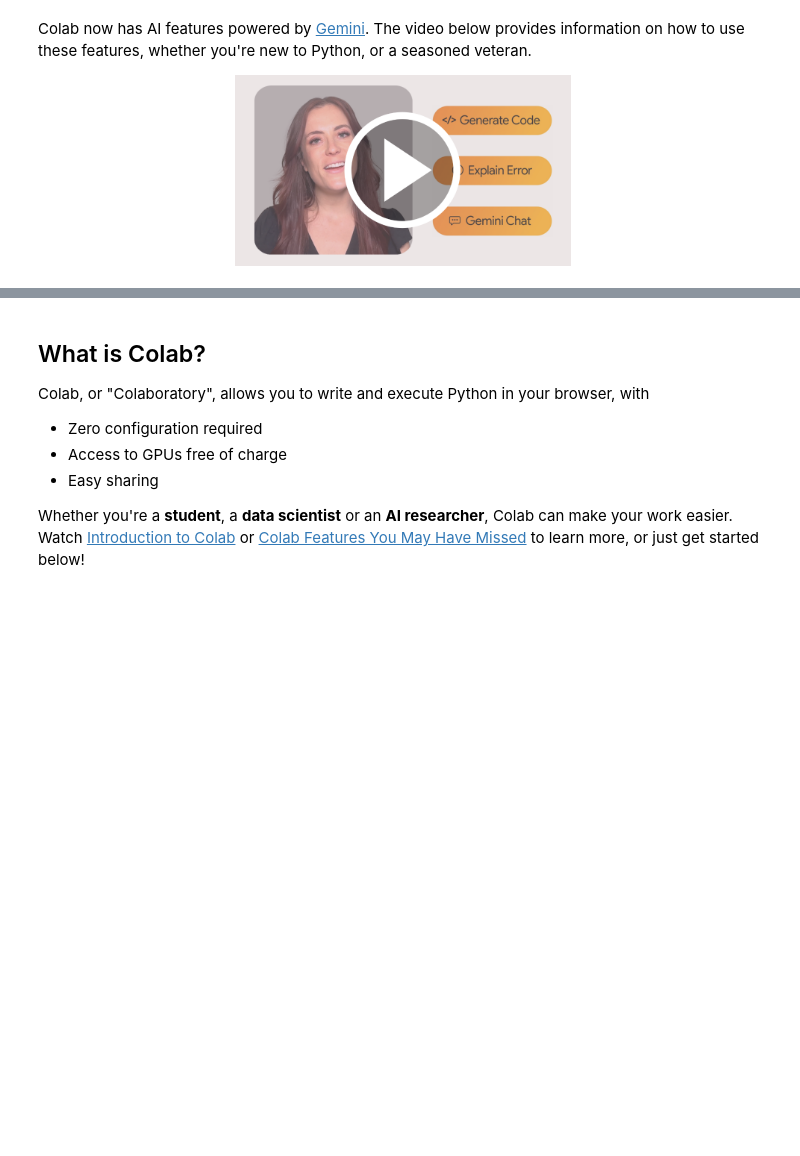
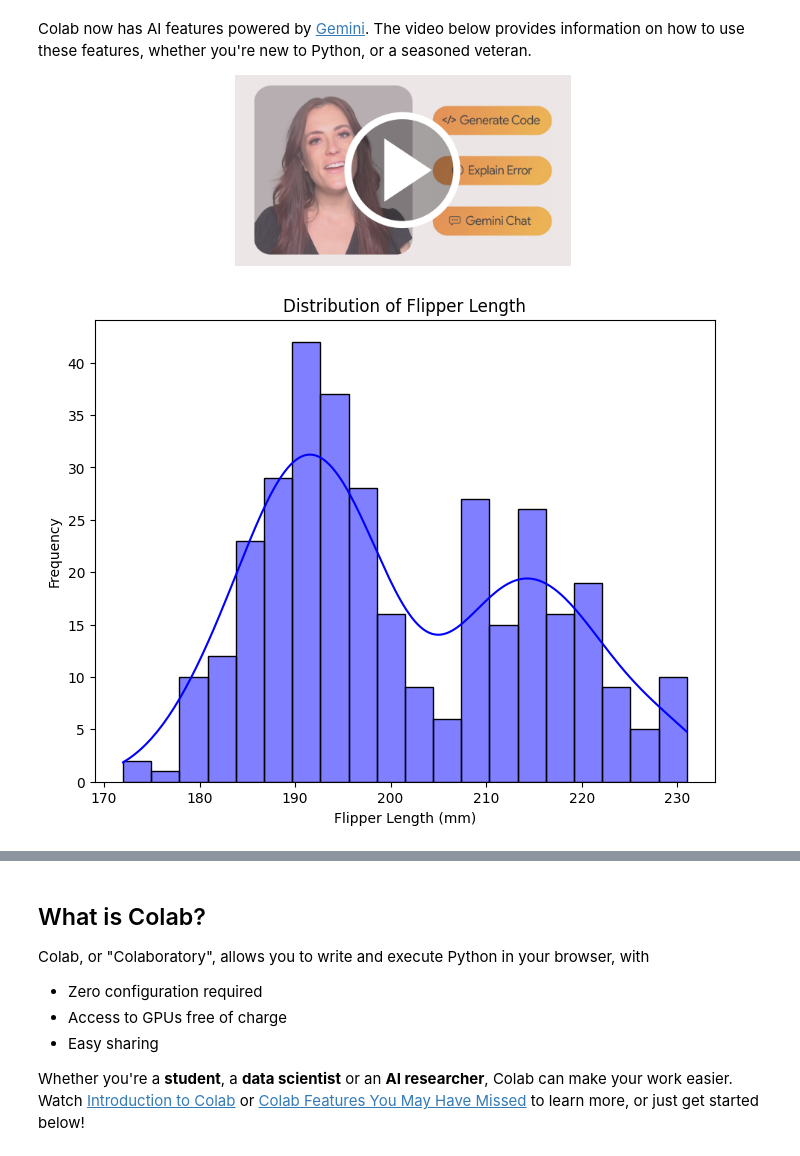
Before and after one commit to Sursuri69/Machine-Learning-LAB, a Jupyter notebook: Welcome_To_Colab.ipynb, the cells around one changed output, grey strips where cells are left out. Drawn from its saved outputs; the diff is of its cells as text; code cells hidden in the pictures; blank space fills up the shorter version.

```diff
--- a/Welcome_To_Colab.ipynb
+++ b/Welcome_To_Colab.ipynb
@@ -142,0 +153,11 @@ X_train, X_test, y_train, y_test = train_test_split(scaled_features, df['target'
+# %%
+penguins = sns.load_dataset("penguins")
+
+print("First few rows of the penguins dataset:")
+print(penguins.head())
+
+print("\nBasic statistics of the dataset:")
+print(penguins.describe())
+
+print("\nMissing values in the dataset:")
+print(penguins.isnull().sum())
@@ -148,3 +187,12 @@ X_train, X_test, y_train, y_test = train_test_split(scaled_features, df['target'
   <img alt='Thumbnail for a video showing 3 AI-powered Google Colab features' src="embedded-picture-1" height="188" width="336">
   </a>
 </center>
+# %%
+plt.figure(figsize=(8, 6))
+sns.histplot(penguins["flipper_length_mm"], kde=True, bins=20, color="blue")
+plt.title("Distribution of Flipper Length")
+plt.xlabel("Flipper Length (mm)")
+plt.ylabel("Frequency")
+plt.show()
+# %% [output]
+[figure, added]
```
Also changed, not shown: parts of 10 cells of this notebook.
